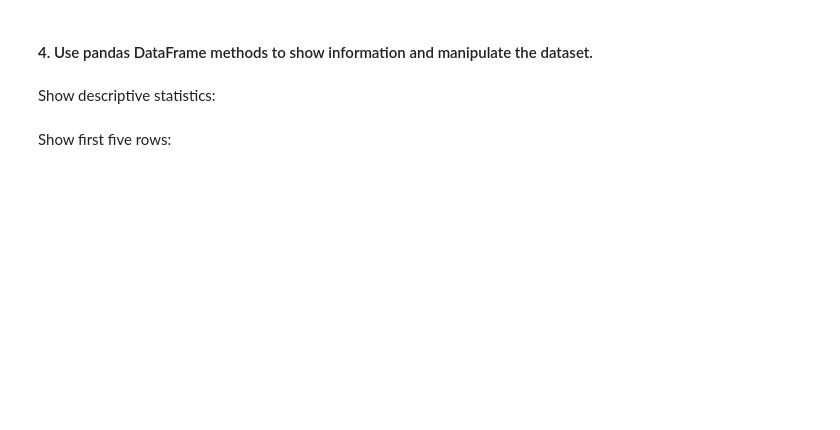
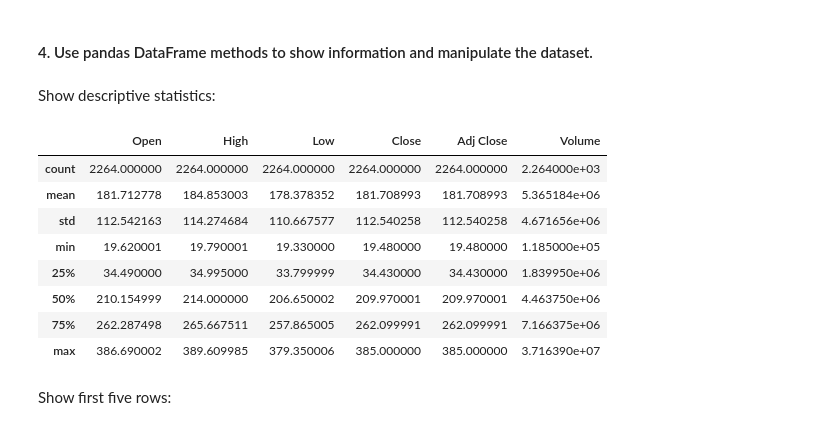
Before and after one commit to NikiZhou531/fin355, a Jupyter notebook: ps1_p1.ipynb, the cells around one changed output. Drawn from its saved outputs; the diff is of its cells as text; code cells hidden in the pictures; blank space fills up the shorter version.

```diff
--- a/ps1_p1.ipynb
+++ b/ps1_p1.ipynb
@@ -38,5 +83,17 @@ Refer to the pandas documentation: https://pandas.pydata.org/pandas-docs/stable/
 #### 4. Use pandas DataFrame methods to show information and manipulate the dataset.
 # %% [markdown]
 Show descriptive statistics:
+# %%
+tsla.describe()
+# %% [output]
+|  | Open | High | Low | Close | Adj Close | Volume |
+| count | 2264.000000 | 2264.000000 | 2264.000000 | 2264.000000 | 2264.000000 | 2.264000e+03 |
+| mean | 181.712778 | 184.853003 | 178.378352 | 181.708993 | 181.708993 | 5.365184e+06 |
+| std | 112.542163 | 114.274684 | 110.667577 | 112.540258 | 112.540258 | 4.671656e+06 |
+| min | 19.620001 | 19.790001 | 19.330000 | 19.480000 | 19.480000 | 1.185000e+05 |
+| 25% | 34.490000 | 34.995000 | 33.799999 | 34.430000 | 34.430000 | 1.839950e+06 |
+| 50% | 210.154999 | 214.000000 | 206.650002 | 209.970001 | 209.970001 | 4.463750e+06 |
+| 75% | 262.287498 | 265.667511 | 257.865005 | 262.099991 | 262.099991 | 7.166375e+06 |
+| max | 386.690002 | 389.609985 | 379.350006 | 385.000000 | 385.000000 | 3.716390e+07 |
 # %% [markdown]
 Show first five rows:
```
Also changed, not shown: parts of 23 cells of this notebook.
